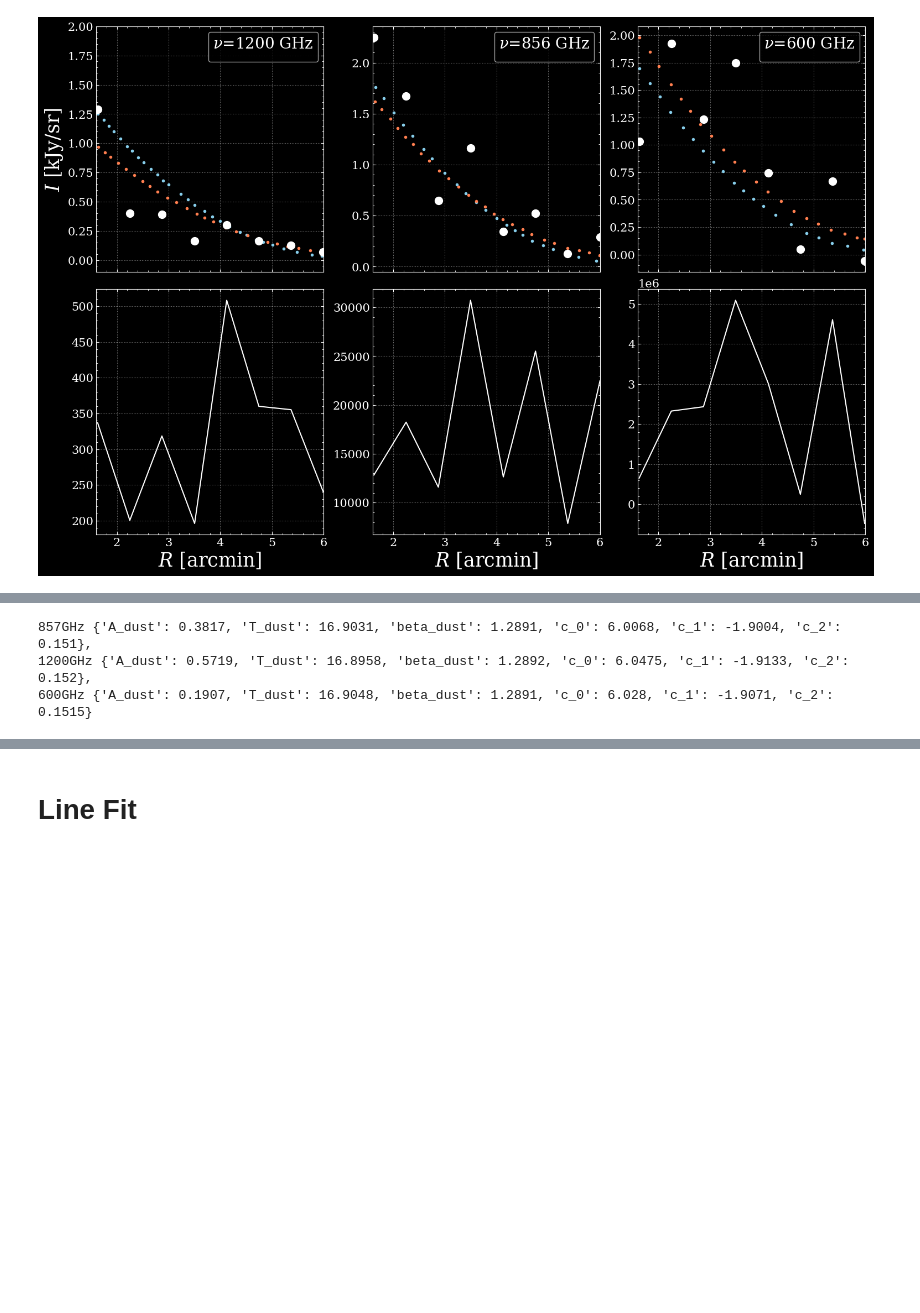
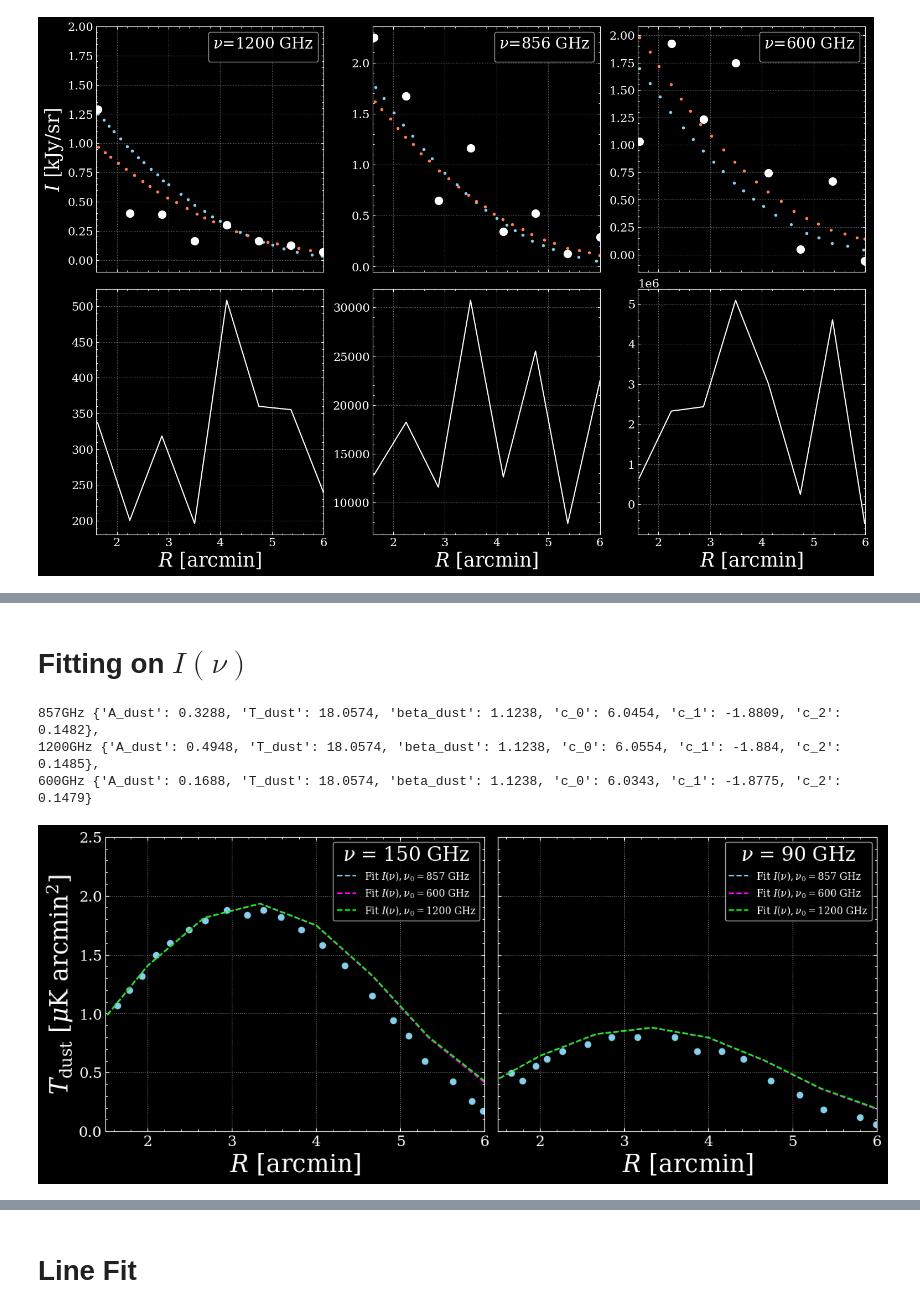
Before and after one commit to chadpopik/CAPPIBARAS, a Jupyter notebook: Testing/dust.ipynb, the cells around one changed output, grey strips where cells are left out. Drawn from its saved outputs; the diff is of its cells as text; code cells hidden in the pictures; blank space fills up the shorter version.

```diff
--- a/Testing/dust.ipynb
+++ b/Testing/dust.ipynb
@@ -194,24 +122,0 @@ plt.show()
-# %%
-xlist, ylist, nulist = [x150, x90], [y150, y90], [150, 90]
-
-def residuals(param_array, nu0):
-    res = []
-    for x, y, nu in zip(xlist, ylist, nulist):
-        p = {list(AmodeodustAH.params.keys())[i]: param_array[i] for i in range(6)}
-        res.append(y - AmodeodustAH.dust_uKarcmin(x, nu, nu0=nu0)(p))
-    return np.concatenate(res)
-
-result_T_857 = scipy.optimize.least_squares(lambda param_array: residuals(param_array, nu0=857), list(AmodeodustAH.p0.values()))
-AHdict_T_857 = {list(AmodeodustAH.p0.keys())[i]: np.round(result_T_857.x.value[i], 4) for i in range(6)}
-
-result_T_1200 = scipy.optimize.least_squares(lambda param_array: residuals(param_array, nu0=1200), list(AmodeodustAH.p0.values()))
-AHdict_T_1200 = {list(AmodeodustAH.p0.keys())[i]: np.round(result_T_1200.x.value[i], 4) for i in range(6)}
-
-result_T_600 = scipy.optimize.least_squares(lambda param_array: residuals(param_array, nu0=600), list(AmodeodustAH.p0.values()))
-AHdict_T_600 = {list(AmodeodustAH.p0.keys())[i]: np.round(result_T_600.x.value[i], 4) for i in range(6)}
-
-print(f"857GHz {AHdict_T_857}, \n1200GHz {AHdict_T_1200}, \n600GHz {AHdict_T_600}")
-# %% [output]
-857GHz {'A_dust': 0.3817, 'T_dust': 16.9031, 'beta_dust': 1.2891, 'c_0': 6.0068, 'c_1': -1.9004, 'c_2': 0.151},
-1200GHz {'A_dust': 0.5719, 'T_dust': 16.8958, 'beta_dust': 1.2892, 'c_0': 6.0475, 'c_1': -1.9133, 'c_2': 0.152},
-600GHz {'A_dust': 0.1907, 'T_dust': 16.9048, 'beta_dust': 1.2891, 'c_0': 6.028, 'c_1': -1.9071, 'c_2': 0.1515}
@@ -233,0 +123,2 @@ plt.show()
+# %% [markdown]
+# Fitting on $I(\nu)$
@@ -233,0 +151,26 @@ plt.show()
+# %%
+fig, axs = plt.subplots(1, 2, figsize=(12, 5), layout='constrained', sharey=True)
+
+axs[0].plot(x150, y150, 'o', c='skyblue')
+axs[1].plot(x90, y90, 'o', c='skyblue')
+
+axs[0].plot(thetas, AmodeodustAH.dust_uKarcmin(thetas, 150, nu0=857)(AHdict_I_857), label=r'Fit $I(\nu) ,\nu_0=857$ GHz', c='skyblue', ls='--')
+axs[0].plot(thetas, AmodeodustAH.dust_uKarcmin(thetas, 150, nu0=600)(AHdict_I_600), label=r'Fit $I(\nu) ,\nu_0=600$ GHz', c='magenta', ls='--')
+axs[0].plot(thetas, AmodeodustAH.dust_uKarcmin(thetas, 150, nu0=1200)(AHdict_I_1200), label=r'Fit $I(\nu) ,\nu_0=1200$ GHz', c='lime', ls='--')
+
+axs[1].plot(thetas, AmodeodustAH.dust_uKarcmin(thetas, 90, nu0=857)(AHdict_I_857), label=r'Fit $I(\nu) ,\nu_0=857$ GHz', c='skyblue', ls='--')
+axs[1].plot(thetas, AmodeodustAH.dust_uKarcmin(thetas, 90, nu0=600)(AHdict_I_600), label=r'Fit $I(\nu) ,\nu_0=600$ GHz', c='magenta', ls='--')
+axs[1].plot(thetas, AmodeodustAH.dust_uKarcmin(thetas, 90, nu0=1200)(AHdict_I_1200), label=r'Fit $I(\nu) ,\nu_0=1200$ GHz', c='lime', ls='--')
+
+
+axs[0].set(xlabel=r'$R$ [arcmin]', ylabel=r'$T_\text{dust}$ [$\mu$K arcmin$^2$]', xlim=(1.5, 6), ylim=(0, 2.5)); axs[0].legend(title=r'$\nu$ = 150 GHz', fontsize=10)
+axs[1].set(xlabel=r'$R$ [arcmin]', xlim=(1.5, 6)); axs[1].legend(title=r'$\nu$ = 90 GHz', fontsize=10)
+
+print(f"857GHz {AHdict_I_857}, \n1200GHz {AHdict_I_1200}, \n600GHz {AHdict_I_600}")
+
+plt.show()
+# %% [output]
+857GHz {'A_dust': 0.3288, 'T_dust': 18.0574, 'beta_dust': 1.1238, 'c_0': 6.0454, 'c_1': -1.8809, 'c_2': 0.1482},
+1200GHz {'A_dust': 0.4948, 'T_dust': 18.0574, 'beta_dust': 1.1238, 'c_0': 6.0554, 'c_1': -1.884, 'c_2': 0.1485},
+600GHz {'A_dust': 0.1688, 'T_dust': 18.0574, 'beta_dust': 1.1238, 'c_0': 6.0343, 'c_1': -1.8775, 'c_2': 0.1479}
+[figure, added]
```
Also changed, not shown: parts of 20 cells of this notebook, 4 other files.
